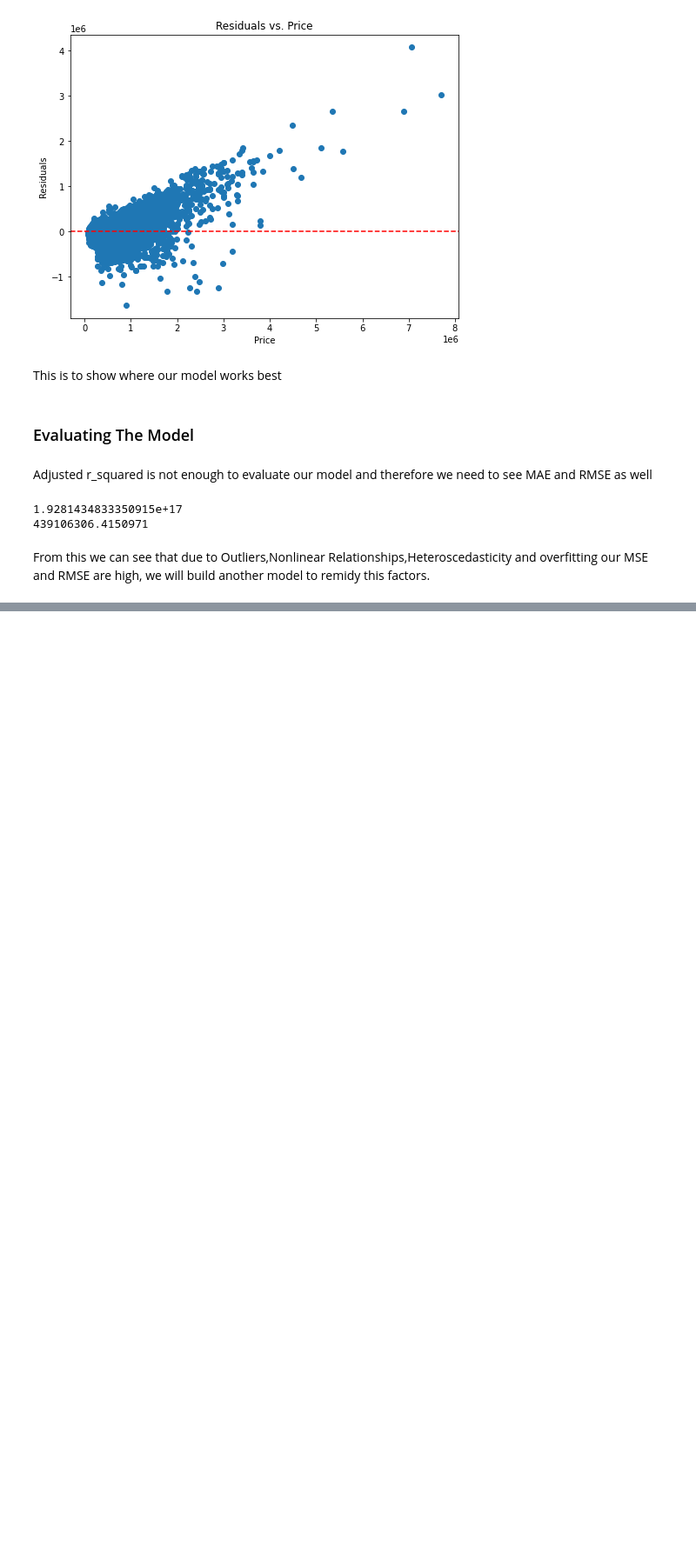
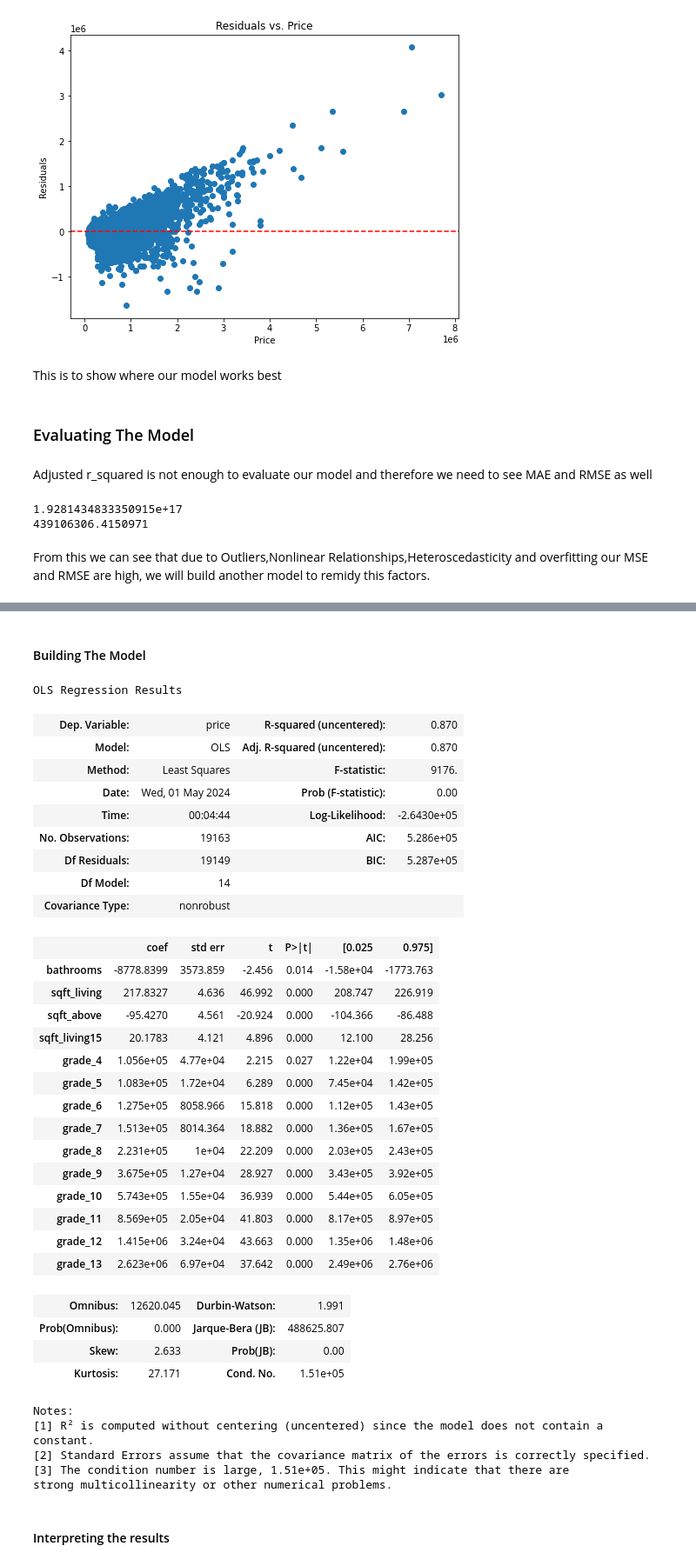
Before and after one commit to Sandrakiptumm/dsc-phase-2-project-v2-3-Group-3, a Jupyter notebook: student.ipynb, the cells around one changed output, grey strips where cells are left out. Shown at 87% size. Saved outputs shown, nothing was run; the diff lists cells and outputs as text; code cells hidden in the pictures; blank space fills up the shorter version.

Commit message:
completing multiple regression

```diff
--- a/student.ipynb
+++ b/student.ipynb
@@ -759,0 +797,52 @@ From this we can see that due to Outliers,Nonlinear Relationships,Heteroscedasti
+# %%
+#choosing the mostly related data to out y variable
+X = df[['bathrooms','sqft_living','grade', 'sqft_above','sqft_living15']]
+X = pd.get_dummies(X, columns=['grade'], drop_first=True)
+y = df['price']
+# spliting data to  prevent overfitting
+X_train, X_test, y_train, y_test = train_test_split(X, y, test_size=.20, random_state= 66)
+# %% [markdown]
+#### Building The Model
+# %%
+#fitting the model
+model_3 = sm.OLS(y, X).fit()
+
+#model resultsd
+model_3.summary()
+# %% [output]
+OLS Regression Results
+| Dep. Variable: | price | R-squared (uncentered): | 0.870 |
+| Model: | OLS | Adj. R-squared (uncentered): | 0.870 |
+| Method: | Least Squares | F-statistic: | 9176. |
+| Date: | Wed, 01 May 2024 | Prob (F-statistic): | 0.00 |
+| Time: | 00:04:44 | Log-Likelihood: | -2.6430e+05 |
+| No. Observations: | 19163 | AIC: | 5.286e+05 |
+| Df Residuals: | 19149 | BIC: | 5.287e+05 |
+| Df Model: | 14 |  |  |
+| Covariance Type: | nonrobust |  |  |
+|  | coef | std err | t | P>|t| | [0.025 | 0.975] |
+| bathrooms | -8778.8399 | 3573.859 | -2.456 | 0.014 | -1.58e+04 | -1773.763 |
+| sqft_living | 217.8327 | 4.636 | 46.992 | 0.000 | 208.747 | 226.919 |
+| sqft_above | -95.4270 | 4.561 | -20.924 | 0.000 | -104.366 | -86.488 |
+| sqft_living15 | 20.1783 | 4.121 | 4.896 | 0.000 | 12.100 | 28.256 |
+| grade_4 | 1.056e+05 | 4.77e+04 | 2.215 | 0.027 | 1.22e+04 | 1.99e+05 |
+| grade_5 | 1.083e+05 | 1.72e+04 | 6.289 | 0.000 | 7.45e+04 | 1.42e+05 |
+| grade_6 | 1.275e+05 | 8058.966 | 15.818 | 0.000 | 1.12e+05 | 1.43e+05 |
+| grade_7 | 1.513e+05 | 8014.364 | 18.882 | 0.000 | 1.36e+05 | 1.67e+05 |
+| grade_8 | 2.231e+05 | 1e+04 | 22.209 | 0.000 | 2.03e+05 | 2.43e+05 |
+| grade_9 | 3.675e+05 | 1.27e+04 | 28.927 | 0.000 | 3.43e+05 | 3.92e+05 |
+| grade_10 | 5.743e+05 | 1.55e+04 | 36.939 | 0.000 | 5.44e+05 | 6.05e+05 |
+| grade_11 | 8.569e+05 | 2.05e+04 | 41.803 | 0.000 | 8.17e+05 | 8.97e+05 |
+| grade_12 | 1.415e+06 | 3.24e+04 | 43.663 | 0.000 | 1.35e+06 | 1.48e+06 |
+| grade_13 | 2.623e+06 | 6.97e+04 | 37.642 | 0.000 | 2.49e+06 | 2.76e+06 |
+| Omnibus: | 12620.045 | Durbin-Watson: | 1.991 |
+| Prob(Omnibus): | 0.000 | Jarque-Bera (JB): | 488625.807 |
+| Skew: | 2.633 | Prob(JB): | 0.00 |
+| Kurtosis: | 27.171 | Cond. No. | 1.51e+05 |
+Notes:
+[1] R² is computed without centering (uncentered) since the model does not contain a constant.
+[2] Standard Errors assume that the covariance matrix of the errors is correctly specified.
+[3] The condition number is large, 1.51e+05. This might indicate that there are
+strong multicollinearity or other numerical problems.
+# %% [markdown]
+#### Interpreting the results
```
Also changed, not shown: parts of 15 cells of this notebook.
